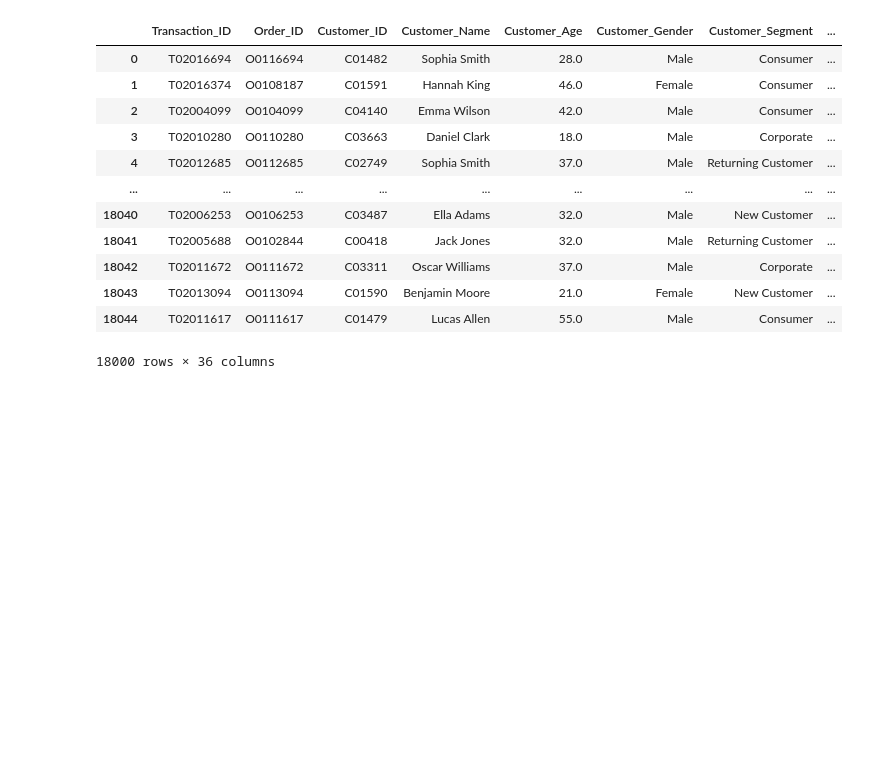
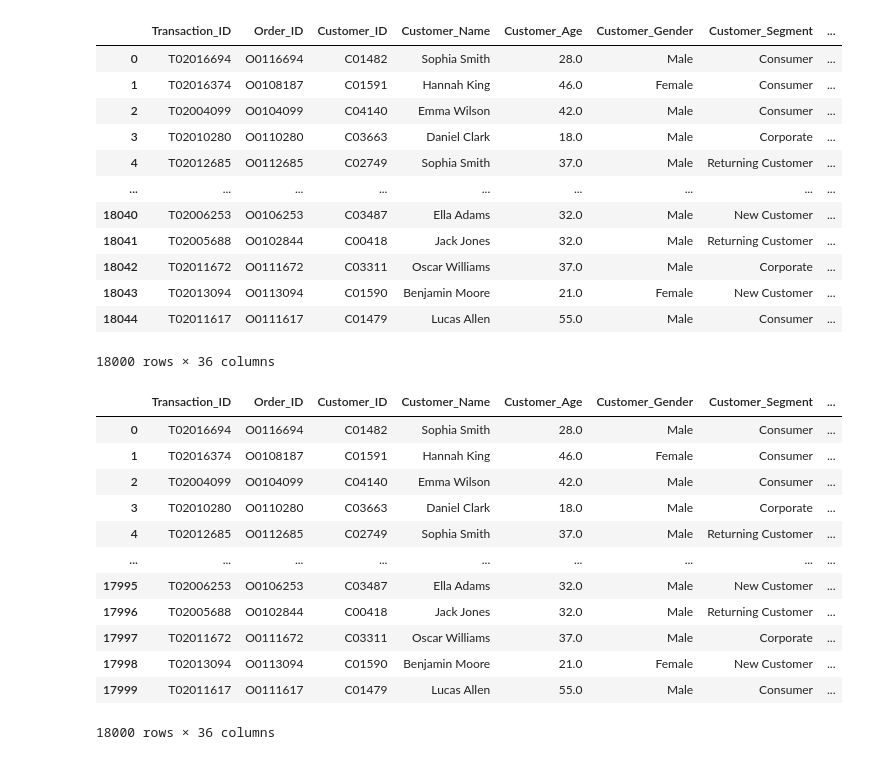
Before and after one commit to ahmesho0-commits/Retail-Project, a Jupyter notebook: Retail_Project.ipynb, the cells around one changed output. Drawn from its saved outputs; the diff is of its cells as text; code cells hidden in the pictures; blank space fills up the shorter version.

```diff
--- a/Retail_Project.ipynb
+++ b/Retail_Project.ipynb
@@ -102,3 +102,20 @@ df
 | 18043 | T02013094 | O0113094 | C01590 | Benjamin Moore | 21.0 | Female | New Customer | ... |
 | 18044 | T02011617 | O0111617 | C01479 | Lucas Allen | 55.0 | Male | Consumer | ... |
 18000 rows × 36 columns
+# %%
+df= df.reset_index(drop=True)
+df
+# %% [output]
+|  | Transaction_ID | Order_ID | Customer_ID | Customer_Name | Customer_Age | Customer_Gender | Customer_Segment | ... |
+| 0 | T02016694 | O0116694 | C01482 | Sophia Smith | 28.0 | Male | Consumer | ... |
+| 1 | T02016374 | O0108187 | C01591 | Hannah King | 46.0 | Female | Consumer | ... |
+| 2 | T02004099 | O0104099 | C04140 | Emma Wilson | 42.0 | Male | Consumer | ... |
+| 3 | T02010280 | O0110280 | C03663 | Daniel Clark | 18.0 | Male | Corporate | ... |
+| 4 | T02012685 | O0112685 | C02749 | Sophia Smith | 37.0 | Male | Returning Customer | ... |
+| ... | ... | ... | ... | ... | ... | ... | ... | ... |
+| 17995 | T02006253 | O0106253 | C03487 | Ella Adams | 32.0 | Male | New Customer | ... |
+| 17996 | T02005688 | O0102844 | C00418 | Jack Jones | 32.0 | Male | Returning Customer | ... |
+| 17997 | T02011672 | O0111672 | C03311 | Oscar Williams | 37.0 | Male | Corporate | ... |
+| 17998 | T02013094 | O0113094 | C01590 | Benjamin Moore | 21.0 | Female | New Customer | ... |
+| 17999 | T02011617 | O0111617 | C01479 | Lucas Allen | 55.0 | Male | Consumer | ... |
+18000 rows × 36 columns
```
Also changed, not shown: parts of 9 cells of this notebook, 1 other file.
